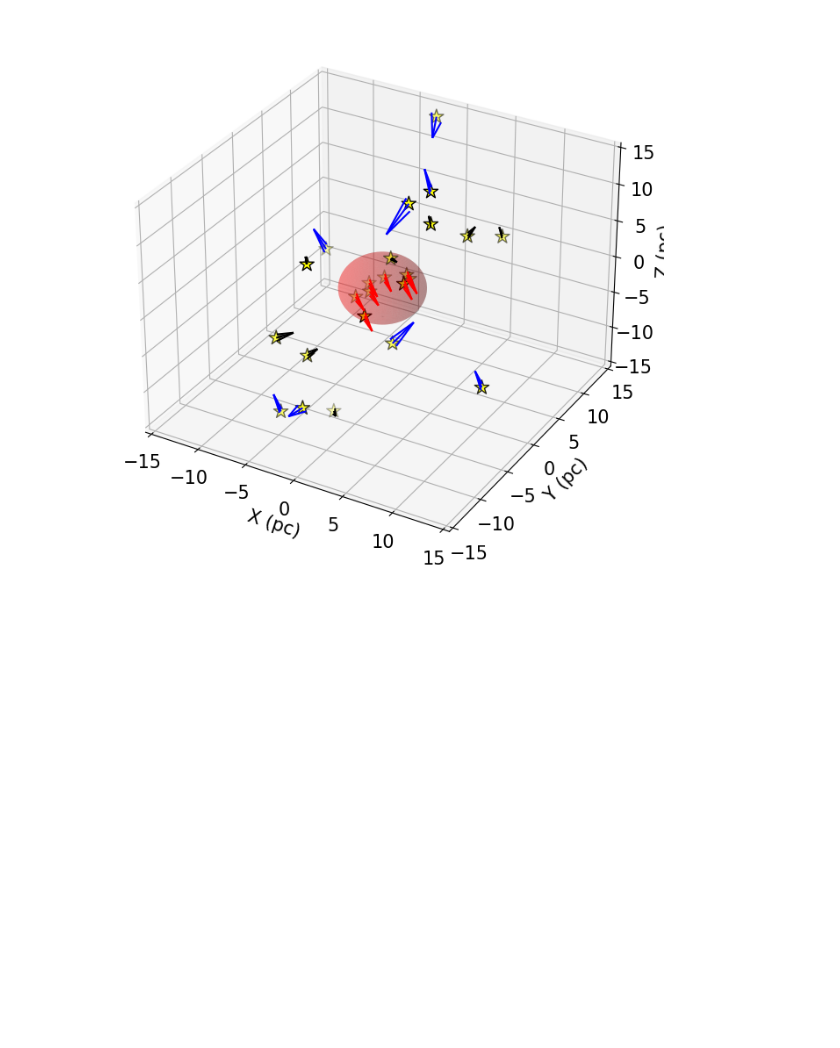
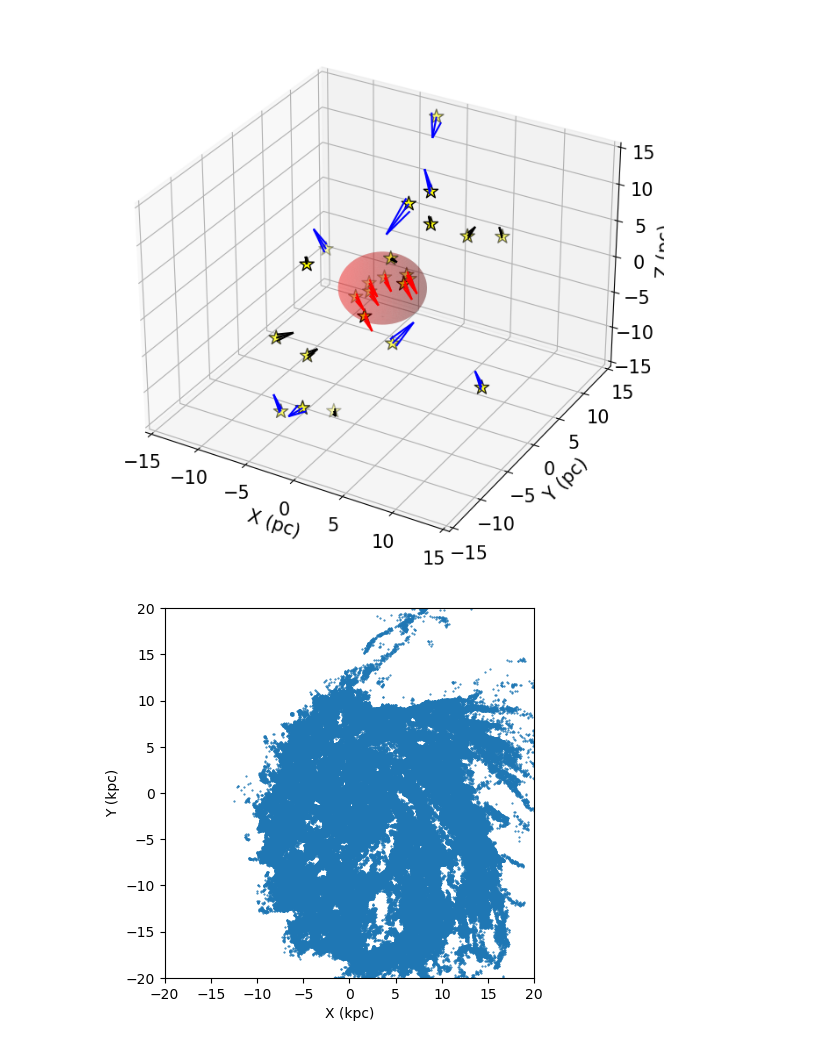
Before and after one commit to sumbarger/star_clusters, a Jupyter notebook: m12i_main_code.ipynb, the cells around one changed output. Drawn from its saved outputs; the diff is of its cells as text; code cells hidden in the pictures; blank space fills up the shorter version.

```diff
--- a/m12i_main_code.ipynb
+++ b/m12i_main_code.ipynb
@@ -2061,3 +2064,25 @@ ax.mouse_init()
 plt.show() # show plot
 # %% [output]
 [figure]
+# %%
+part640['gas']['position']
+
+position = part640['gas'].prop('host.distance.principal') #setting variable for position
+index = np.where(part640['gas'].prop('temperature') < 10**3)
+gas_x640 = position[index][:,0] # the x position
+gas_y640 = position[index][:,1] # the y position
+gas_z640 = position[index][:,2] # the z position
+
+fig1, ax = plt.subplots() #sets up plot
+ax.scatter(gas_x640, gas_y640, s=1, marker='.') #make first plot x vs y with marker .
+ax.set_xlabel('X (kpc)') #label x axis
+ax.set_ylabel('Y (kpc)') #label y axis
+
+ax.set_xlim([-20, 20]) #set x limit
+ax.set_ylim([-20, 20]) #set y limit
+
+ax.set_aspect('equal') #sets aspect ratio to equal
+
+plt.show()
+# %% [output]
+[figure, added]
```
Also changed, not shown: parts of 5 cells of this notebook.
